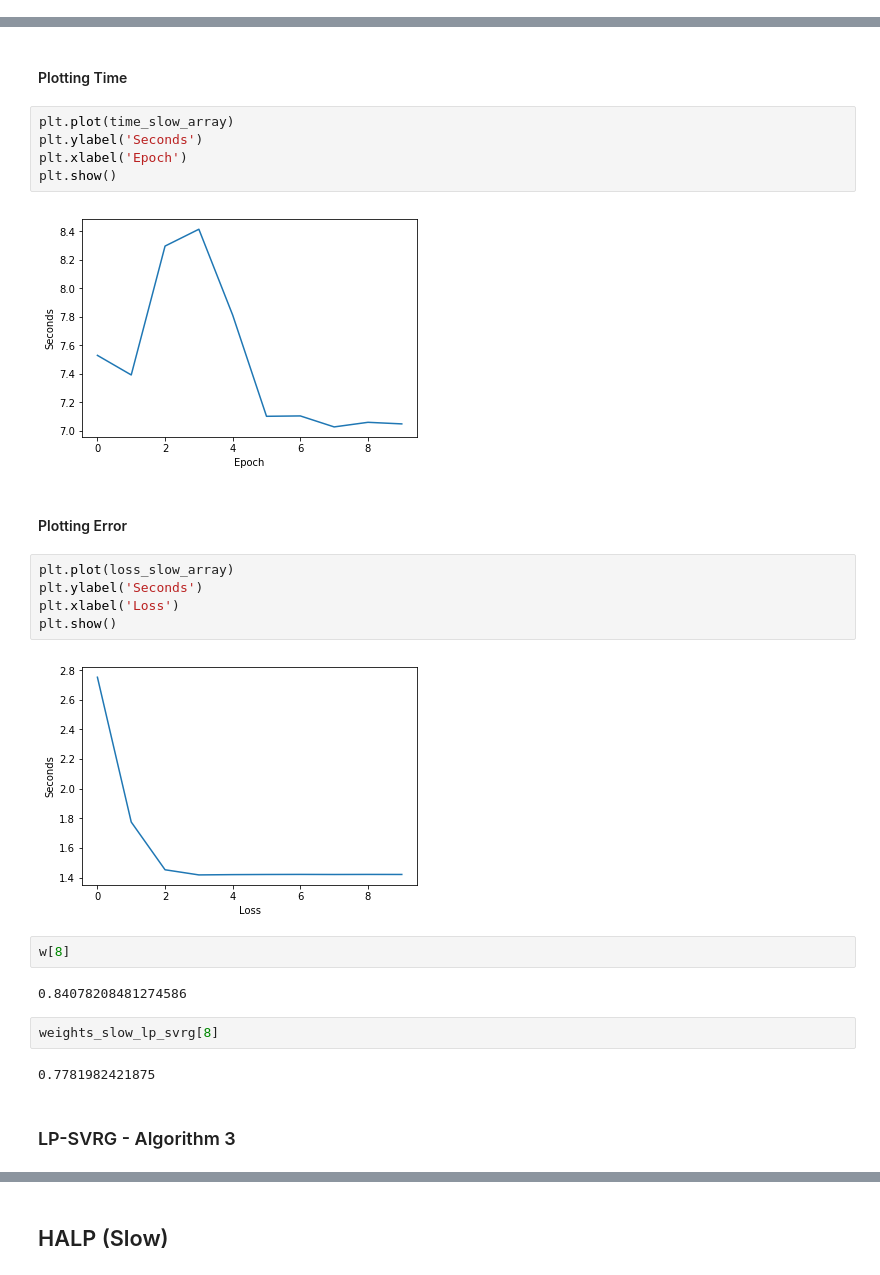
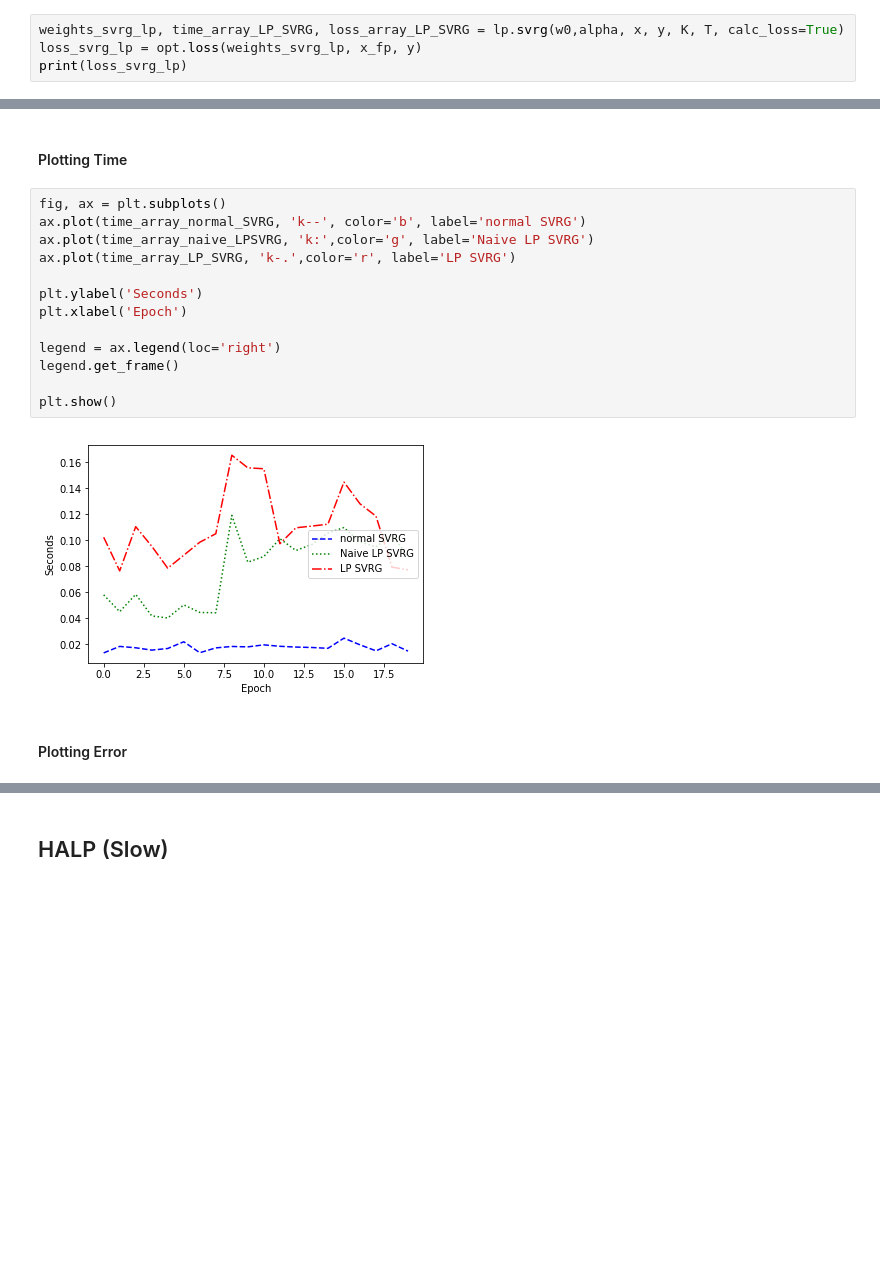
Before and after one commit to abigailshchur/Quantized-SVRG, a Jupyter notebook: Linear Regression.ipynb, the cells around one changed output, grey strips where cells are left out. Drawn from its saved outputs; the diff is of its cells as text; blank space fills up the shorter version.

```diff
--- a/Linear Regression.ipynb
+++ b/Linear Regression.ipynb
@@ -73,0 +112,4 @@ print(loss_slow_svrg)
+# %%
+weights_svrg_lp, time_array_LP_SVRG, loss_array_LP_SVRG = lp.svrg(w0,alpha, x, y, K, T, calc_loss=True)
+loss_svrg_lp = opt.loss(weights_svrg_lp, x_fp, y)
+print(loss_svrg_lp)
@@ -74,28 +154,19 @@ print(loss_slow_svrg)
 # %% [markdown]
 #### Plotting Time
-# %%
-plt.plot(time_slow_array)
-plt.ylabel('Seconds')
-plt.xlabel('Epoch')
-plt.show()
-# %% [output]
-[figure, removed]
+# %%
+fig, ax = plt.subplots()
+ax.plot(time_array_normal_SVRG, 'k--', color='b', label='normal SVRG')
+ax.plot(time_array_naive_LPSVRG, 'k:',color='g', label='Naive LP SVRG')
+ax.plot(time_array_LP_SVRG, 'k-.',color='r', label='LP SVRG')
+
+plt.ylabel('Seconds')
+plt.xlabel('Epoch')
+
+legend = ax.legend(loc='right')
+legend.get_frame()
+
+plt.show()
+# %% [output]
+[figure, added]
 # %% [markdown]
 #### Plotting Error
-# %%
-plt.plot(loss_slow_array)
-plt.ylabel('Seconds')
-plt.xlabel('Loss')
-plt.show()
-# %% [output]
-[figure, removed]
-# %%
-w[8]
-# %% [output]
-0.84078208481274586
-# %%
-weights_slow_lp_svrg[8]
-# %% [output]
-0.7781982421875
-# %% [markdown]
-### LP-SVRG - Algorithm 3
```
Also changed, not shown: parts of 31 cells of this notebook, 12 other files.
